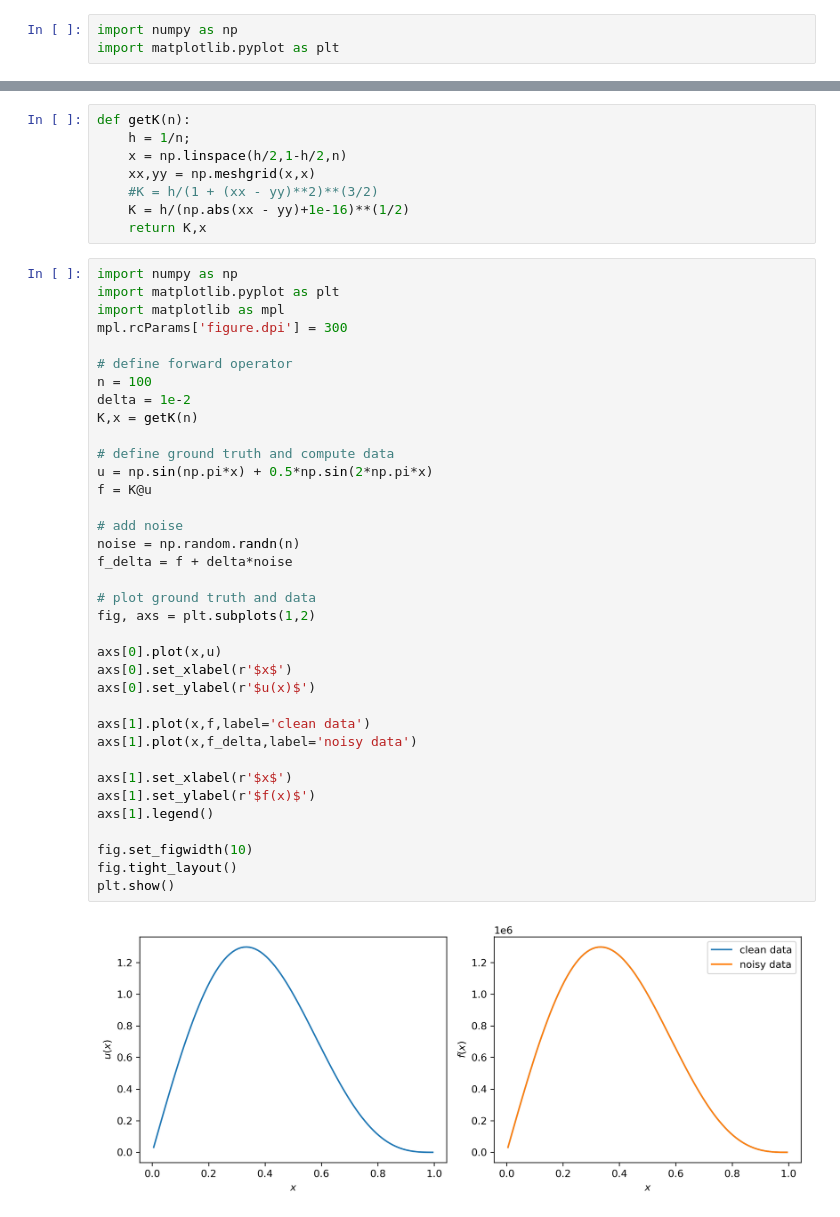
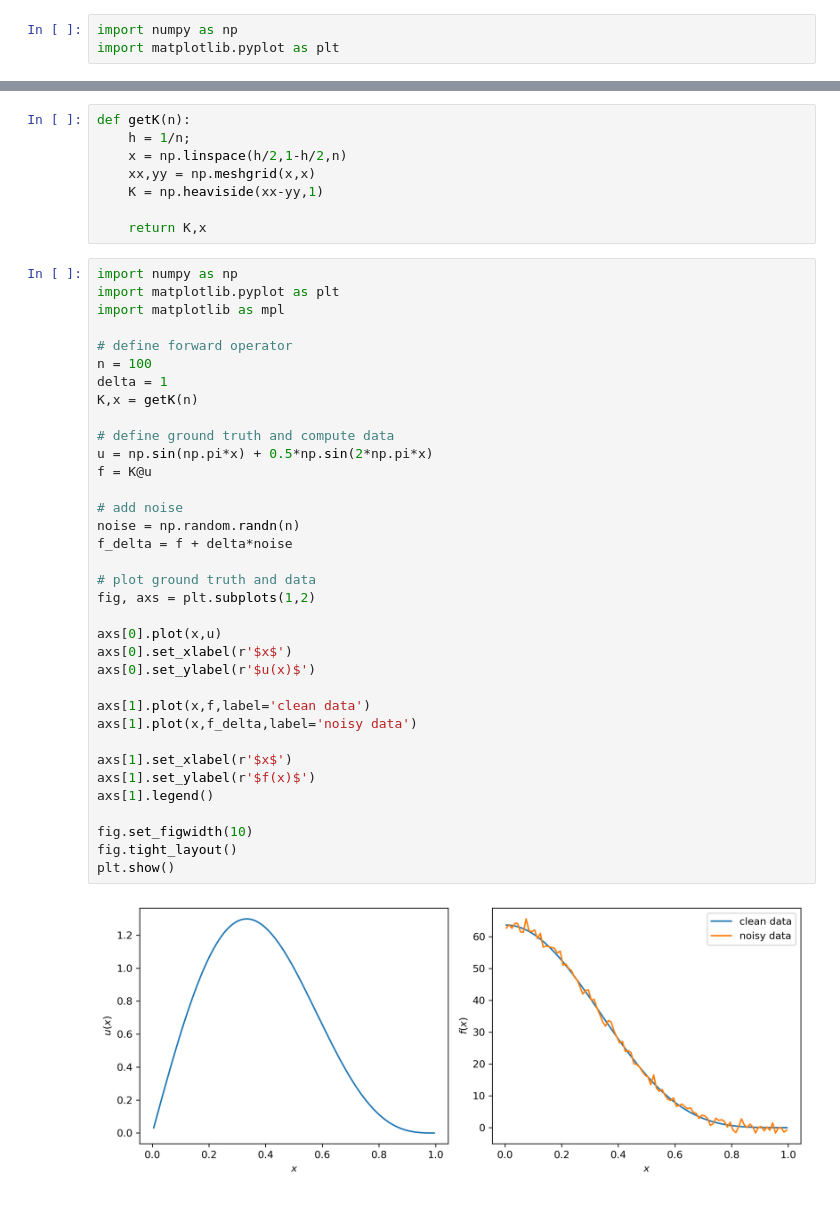
Before and after one commit to freyyia/xCTing_training, a Jupyter notebook: Linear_IP.ipynb, the cells around one changed output, grey strips where cells are left out. Drawn from its saved outputs; the diff is of its cells as text.

```diff
--- a/Linear_IP.ipynb
+++ b/Linear_IP.ipynb
@@ -32,44 +26,43 @@ def getK(n):
     h = 1/n;
     x = np.linspace(h/2,1-h/2,n)
     xx,yy = np.meshgrid(x,x)
-    #K = h/(1 + (xx - yy)**2)**(3/2)
-    K = h/(np.abs(xx - yy)+1e-16)**(1/2)
+    K = np.heaviside(xx-yy,1)
+
     return K,x
 # %%
 import numpy as np
 import matplotlib.pyplot as plt
 import matplotlib as mpl
-mpl.rcParams['figure.dpi'] = 300
 
 # define forward operator
 n = 100
-delta = 1e-2
+delta = 1
 K,x = getK(n)
 
 # define ground truth and compute data
 u = np.sin(np.pi*x) + 0.5*np.sin(2*np.pi*x)
 f = K@u
 
 # add noise
 noise = np.random.randn(n)
 f_delta = f + delta*noise
 
 # plot ground truth and data
 fig, axs = plt.subplots(1,2)
 
 axs[0].plot(x,u)
 axs[0].set_xlabel(r'$x$')
 axs[0].set_ylabel(r'$u(x)$')
 
 axs[1].plot(x,f,label='clean data')
 axs[1].plot(x,f_delta,label='noisy data')
 
 axs[1].set_xlabel(r'$x$')
 axs[1].set_ylabel(r'$f(x)$')
 axs[1].legend()
 
 fig.set_figwidth(10)
 fig.tight_layout()
 plt.show()
 # %% [output]
-[figure, old version]
+[figure, new version]
```
Also changed, not shown: parts of 5 cells of this notebook, 3 other files.
